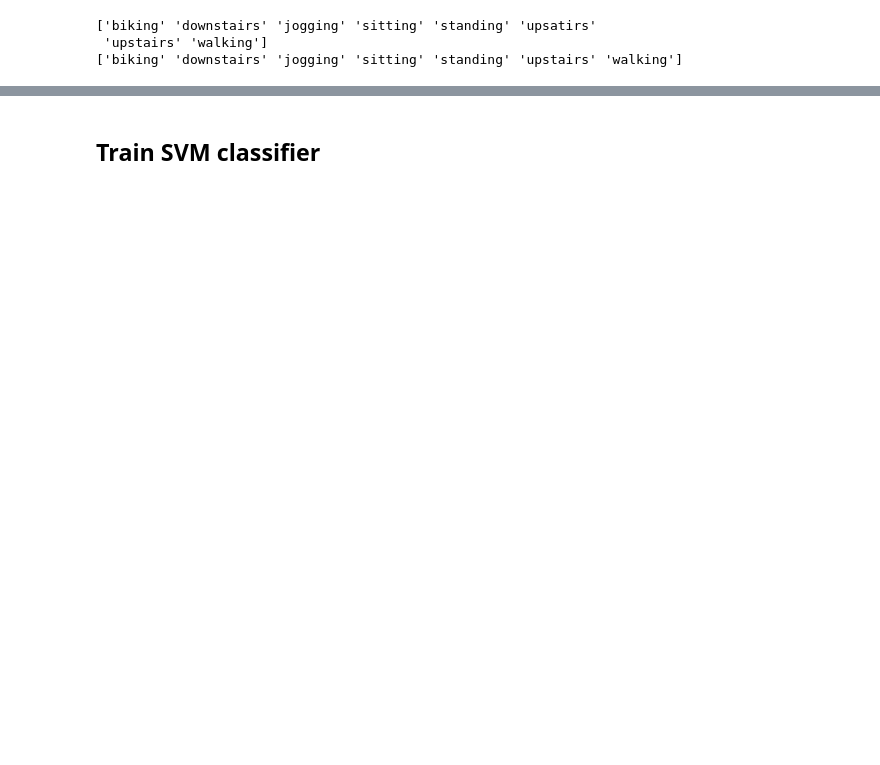
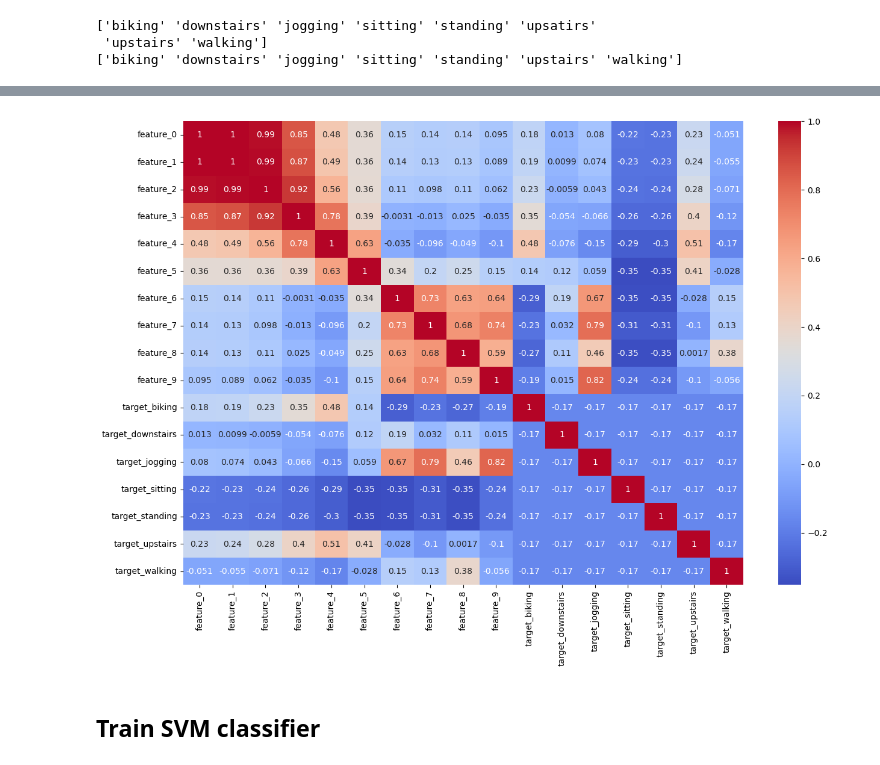
Before and after one commit to VasilisMpletsos/ActivityDetection_AUTH_2023, a Jupyter notebook: ActivityDetection.ipynb, the cells around one changed output, grey strips where cells are left out. Saved outputs shown, nothing was run; the diff lists cells and outputs as text; code cells hidden in the pictures; blank space fills up the shorter version.

```diff
--- a/ActivityDetection.ipynb
+++ b/ActivityDetection.ipynb
@@ -186,2 +216,12 @@ The shape of fraction signals is: (50, 315, 200)
+# %%
+# One hot encode the target in order to get the correlation matrix
+human_dataset = pd.get_dummies(human_dataset, columns=['target'])
+# %%
+# Plot the correlation matrix of the features and the target
+fig, ax = plt.subplots(figsize=(15,10))
+sns.heatmap(human_dataset.corr(), annot=True, ax=ax, cmap='coolwarm')
+plt.show()
+# %% [output]
+[figure, added]
 # %% [markdown]
 ## Train SVM classifier
```
Also changed, not shown: parts of 20 cells of this notebook.
